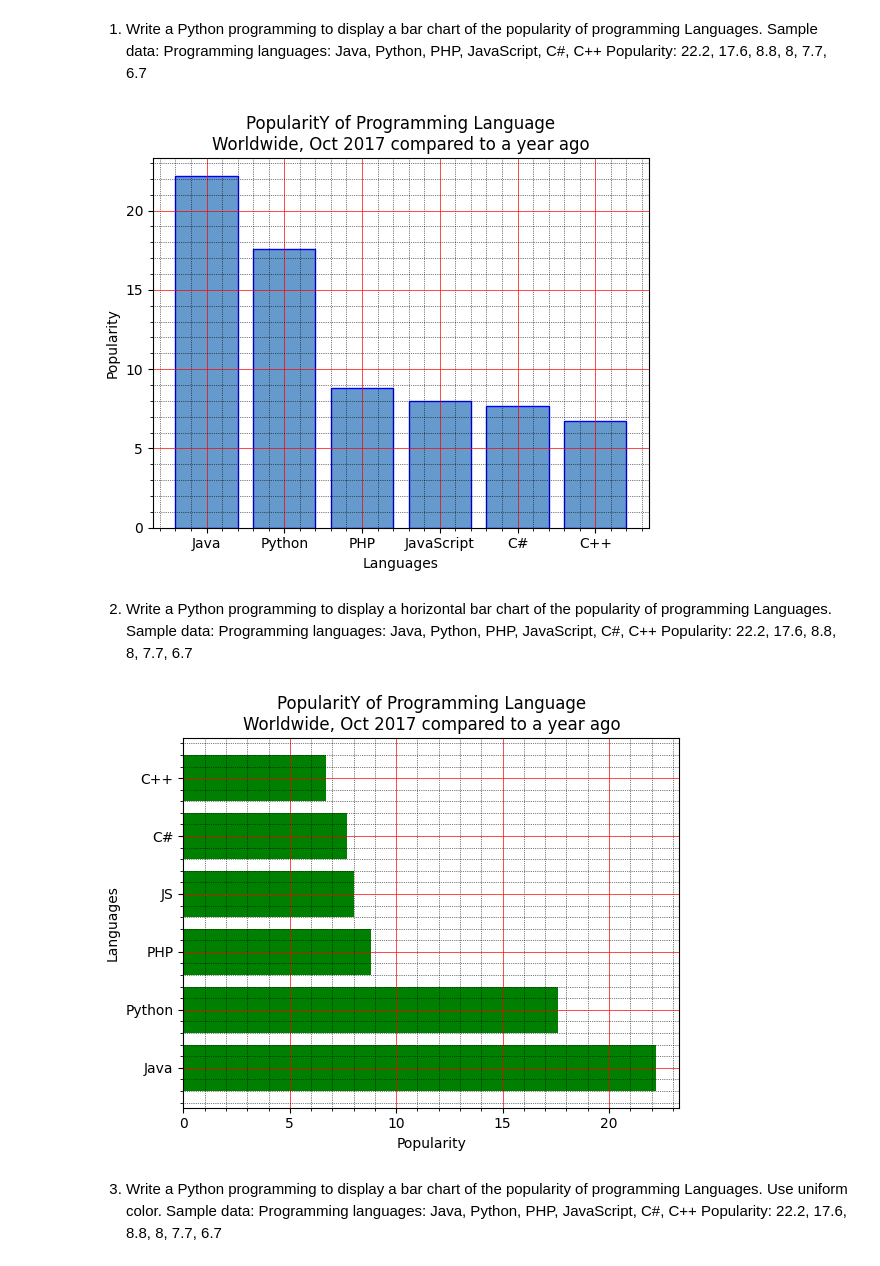
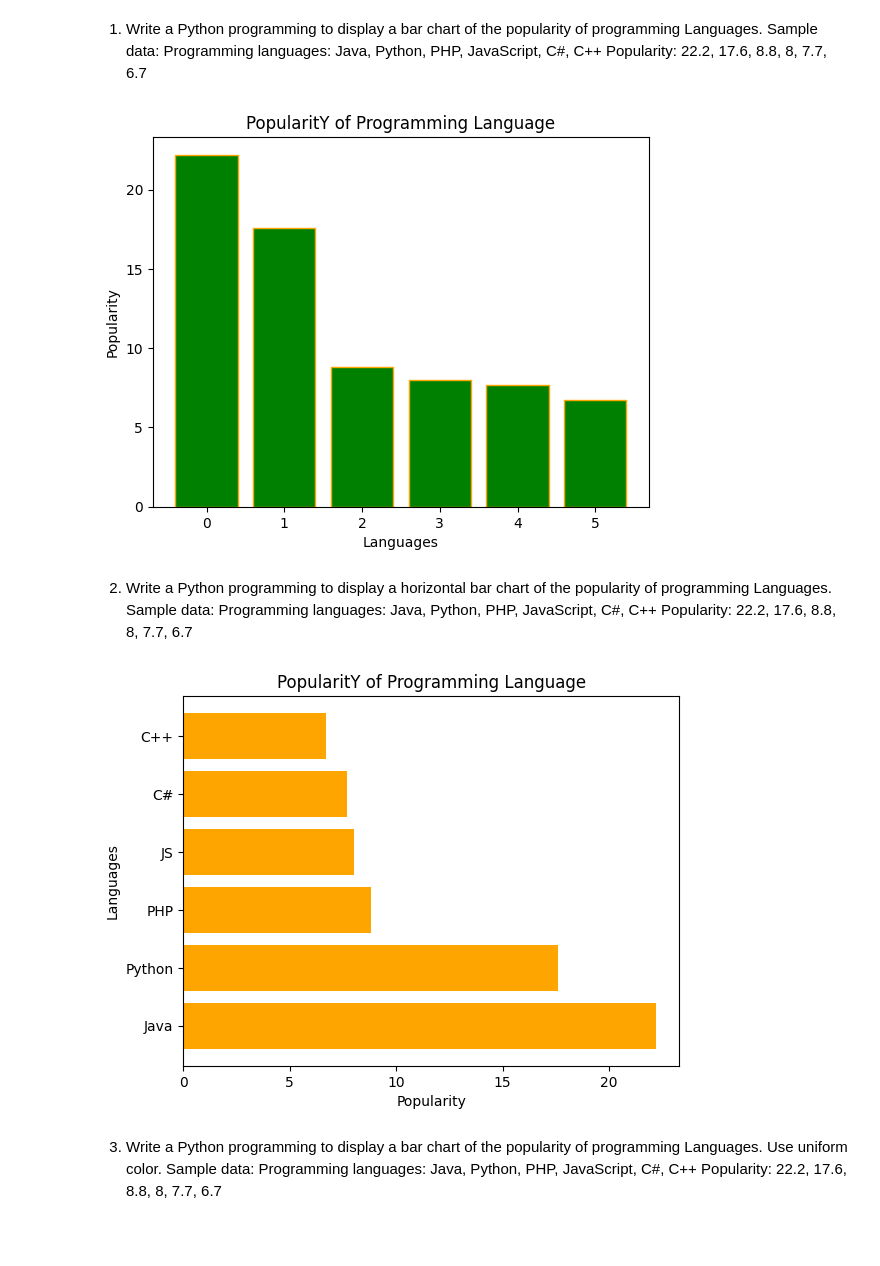
Before and after one commit to milanbiranwar18/Python_Libraries, a Jupyter notebook: Matplotlib Barchart/matplotlib_barchart.ipynb, the cells around one changed output. Drawn from its saved outputs; the diff is of its cells as text; code cells hidden in the pictures; blank space fills up the shorter version.

```diff
--- a/Matplotlib Barchart/matplotlib_barchart.ipynb
+++ b/Matplotlib Barchart/matplotlib_barchart.ipynb
@@ -8,24 +8,17 @@ Programming languages: Java, Python, PHP, JavaScript, C#, C++
 Popularity: 22.2, 17.6, 8.8, 8, 7.7, 6.7
 # %%
 import matplotlib.pyplot as plt
+import numpy as np
 x = ['Java', 'Python', 'PHP', 'JavaScript', 'C#', 'C++']
 popularity = [22.2, 17.6, 8.8, 8, 7.7, 6.7]
-x_pos = [i for i, _ in enumerate(x)]
-
-plt.bar(x_pos, popularity, color=(0.4, 0.6, 0.8, 1.0), edgecolor='blue')
-
+xpos = np.arange(len(x))
+plt.bar(xpos, popularity, color="green", edgecolor='orange')
 plt.xlabel("Languages")
 plt.ylabel("Popularity")
-plt.title("PopularitY of Programming Language\n" + "Worldwide, Oct 2017 compared to a year ago")
-plt.xticks(x_pos, x)
-# Turn on the grid
-plt.minorticks_on()
-plt.grid(which='major', linestyle='-', linewidth='0.5', color='red')
-# Customize the minor grid
-plt.grid(which='minor', linestyle=':', linewidth='0.5', color='black')
+plt.title("PopularitY of Programming Language")
 plt.show()
 # %% [output]
-[figure, old version]
+[figure, new version]
 # %% [markdown]
 2. Write a Python programming to display a horizontal bar chart of the popularity of
 programming Languages.
@@ -36,20 +29,15 @@ Popularity: 22.2, 17.6, 8.8, 8, 7.7, 6.7
 import matplotlib.pyplot as plt
 x = ['Java', 'Python', 'PHP', 'JS', 'C#', 'C++']
 popularity = [22.2, 17.6, 8.8, 8, 7.7, 6.7]
-x_pos = [i for i, _ in enumerate(x)]
-plt.barh(x_pos, popularity, color='green')
+xpos = np.arange(len(x))
+plt.barh(xpos, popularity, color='orange')
 plt.xlabel("Popularity")
 plt.ylabel("Languages")
-plt.title("PopularitY of Programming Language\n" + "Worldwide, Oct 2017 compared to a year ago")
-plt.yticks(x_pos, x)
-# Turn on the grid
-plt.minorticks_on()
-plt.grid(which='major', linestyle='-', linewidth='0.5', color='red')
-# Customize the minor grid
-plt.grid(which='minor', linestyle=':', linewidth='0.5', color='black')
+plt.title("PopularitY of Programming Language")
+plt.yticks(xpos, x)
 plt.show()
 # %% [output]
-[figure, old version]
+[figure, new version]
 # %% [markdown]
 3. Write a Python programming to display a bar chart of the popularity of programming
 Languages. Use uniform color.
```
Also changed, not shown: parts of 12 cells of this notebook, 3 other files.
